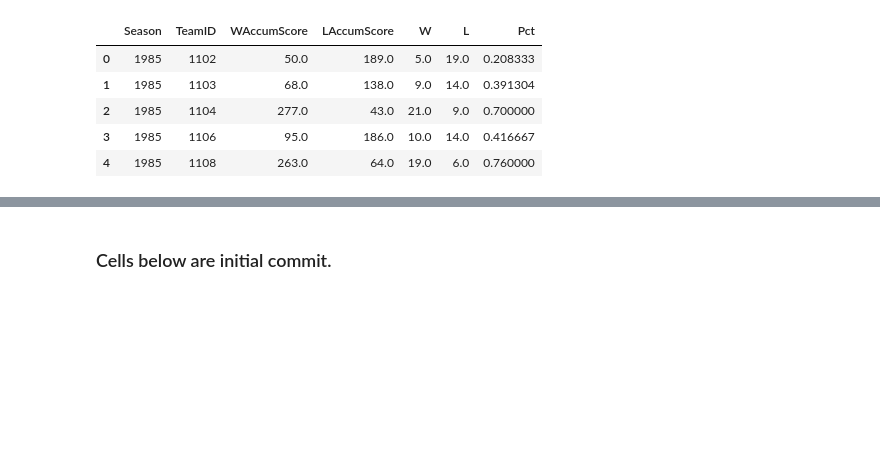
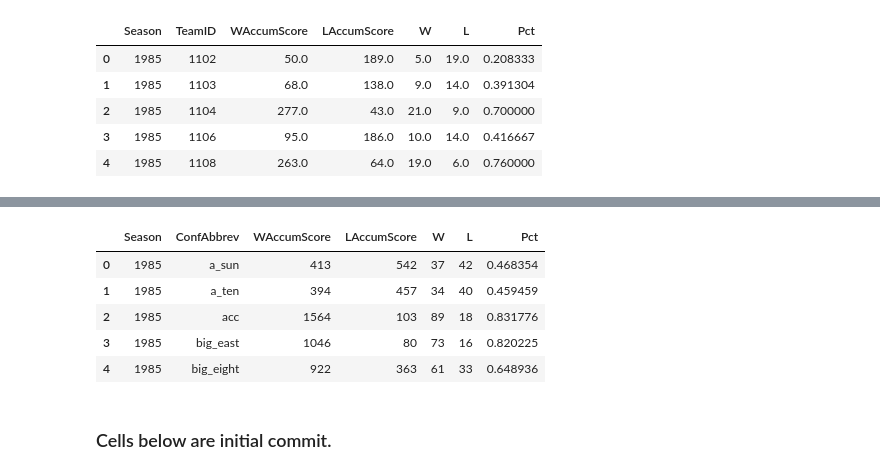
Before and after one commit to yuanjunyi/ncaa, a Jupyter notebook: ncaa.ipynb, the cells around one changed output, grey strips where cells are left out. Cells and saved outputs as stored; diff of their text form; code cells hidden in the pictures; blank space fills up the shorter version.

```diff
--- a/ncaa.ipynb
+++ b/ncaa.ipynb
@@ -279,0 +323,7 @@ df_regular_results_team.head()
+# %%
+df_regular_winning_pct_conference = pd.merge(left=df_regular_win_conference,\
+                                             right=df_regular_loss_conference,\
+                                             how='outer', on=['Season', 'ConfAbbrev'])
+df_regular_winning_pct_conference.fillna(value=0, inplace=True)
+df_regular_winning_pct_conference['Pct'] = df_regular_winning_pct_conference.W / (df_regular_winning_pct_conference.W + df_regular_winning_pct_conference.L)
+df_regular_winning_pct_conference.head()
@@ -279,0 +337,3 @@ df_regular_results_team.head()
+# %%
+df_regular_win_conference = grouped_by_Season_WTeamConfAbbrev.ScoreDiff.agg(np.sum).reset_index(name='WAccumScore').rename(columns={'WTeamConfAbbrev':'ConfAbbrev'})
+df_regular_win_conference.head()
@@ -279,0 +347,3 @@ df_regular_results_team.head()
+# %%
+df_regular_loss_conference = grouped_by_Season_LTeamConfAbbrev.ScoreDiff.agg(np.sum).reset_index(name='LAccumScore').rename(columns={'LTeamConfAbbrev':'ConfAbbrev'})
+df_regular_loss_conference.head()
@@ -279,0 +357,6 @@ df_regular_results_team.head()
+# %%
+df_regular_winning_margin_conference = pd.merge(left=df_regular_win_conference,\
+                                                right=df_regular_loss_conference,\
+                                                how='outer', on=['Season', 'ConfAbbrev'])
+df_regular_winning_margin_conference.fillna(value=0, inplace=True)
+df_regular_winning_margin_conference.head()
@@ -280,3 +370,16 @@ df_regular_results_team.head()
+# %%
+df_regular_results_conference = pd.merge(left=df_regular_winning_margin_conference,\
+                                         right=df_regular_winning_pct_conference,\
+                                         on=['Season', 'ConfAbbrev'],\
+                                         how='inner')
+df_regular_results_conference.head()
+# %% [output]
+|  | Season | ConfAbbrev | WAccumScore | LAccumScore | W | L | Pct |
+| 0 | 1985 | a_sun | 413 | 542 | 37 | 42 | 0.468354 |
+| 1 | 1985 | a_ten | 394 | 457 | 34 | 40 | 0.459459 |
+| 2 | 1985 | acc | 1564 | 103 | 89 | 18 | 0.831776 |
+| 3 | 1985 | big_east | 1046 | 80 | 73 | 16 | 0.820225 |
+| 4 | 1985 | big_eight | 922 | 363 | 61 | 33 | 0.648936 |
 # %% [markdown]
 ### Cells below are initial commit. ###
 # %%
```
Also changed, not shown: parts of 9 cells of this notebook.
